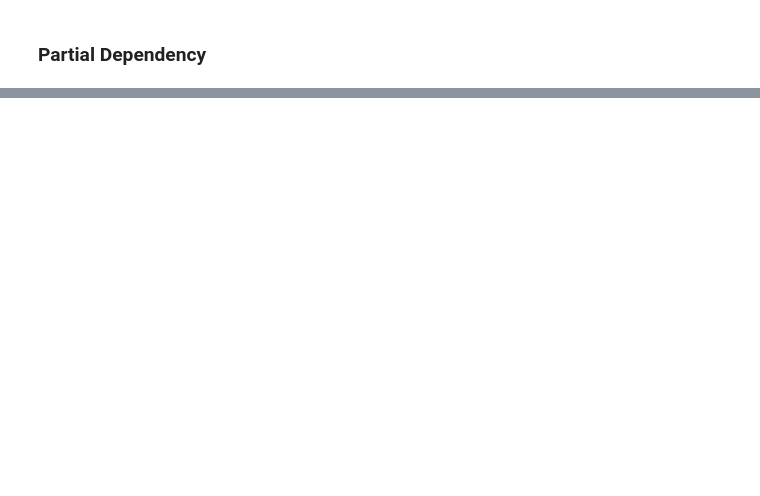
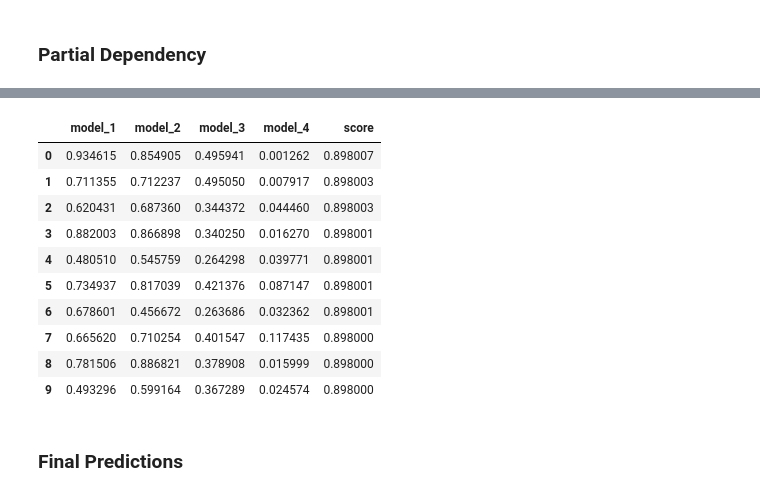
Before and after one commit to hardboyvino/kaggle_competition, a Jupyter notebook: playground_4.1/lgbm.ipynb, the cells around one changed output, grey strips where cells are left out. Cells and saved outputs as stored; diff of their text form; code cells hidden in the pictures; blank space fills up the shorter version.

Commit message:
Hyperparameter tune and Ensemble

```diff
--- a/playground_4.1/lgbm.ipynb
+++ b/playground_4.1/lgbm.ipynb
@@ -507,0 +621,13 @@ Done with LGBMClassifier.
+# %%
+params_1 = {'n_estimators': 3414, 'max_depth': 40, 'num_leaves': 25, 'learning_rate': 0.0062645811308150124, 'reg_alpha': 8.873443530076086, 'reg_lambda': 5.885447781455638, 'subsample': 0.7884773833791413, 'colsample_bytree': 0.5089526054590882, 'random_state':5}
+params_2 = {'n_estimators': 3124, 'max_depth': 34, 'num_leaves': 102, 'learning_rate': 0.005412223162683512, 'reg_alpha': 3.507801184150934, 'reg_lambda': 8.456634587433385, 'subsample': 0.7681541520182114, 'colsample_bytree': 0.3465406359524291, 'random_state':5}
+params_3 = {'subsample': 0.487015585813217, 'reg_alpha': 0.534558240211952, 'num_leaves': 70, 'learning_rate': 0.11404268301840845, 'colsample_bytree': 0.5130103309743103, 'random_state':5}
+params_4 = {'subsample': 0.4583793258901043, 'reg_alpha': 6.898808410934859, 'num_leaves': 27, 'learning_rate': 0.16883582860379132, 'colsample_bytree': 0.48557488149384453, 'random_state':5}
+
+model1 = LGBMClassifier(n_jobs=-1, **params_1)
+model2 = LGBMClassifier(n_jobs=-1, **params_2)
+model3 = LGBMClassifier(n_jobs=-1, **params_3)
+model4 = LGBMClassifier(n_jobs=-1, **params_4)
+# %%
+# the input features to be used for final ensembling
+X_ensemble = df_to_ohe_transformed[lgbm_features]
@@ -507,0 +675,44 @@ Done with LGBMClassifier.
+# %%
+model1_weights, model2_weights, model3_weights, model4_weights, scores = [], [], [], [], []
+
+for i in tqdm(range(1000)):
+    weight_1 = np.random.random_sample(size=1)[0]
+    weight_2 = np.random.random_sample(size=1)[0]
+    weight_3 = np.random.random_sample(size=1)[0]
+    weight_4 = np.random.random_sample(size=1)[0]
+
+    model1_weights.append(weight_1)
+    model2_weights.append(weight_2)
+    model3_weights.append(weight_3)
+    model4_weights.append(weight_4)
+
+    scores_in = []
+
+    for j in range(10):
+        weighted_pred = weight_1 * model1_results[j] + weight_2 * model2_results[j] + weight_3 * model3_results[j] + weight_4 * model4_results[j]
+        scores_in.append(roc_auc_score(y_test_list[j], weighted_pred))
+
+    scores.append(np.mean(scores_in))
+# %%
+results_df = pd.DataFrame()
+results_df['model_1'] = model1_weights
+results_df['model_2'] = model2_weights
+results_df['model_3'] = model3_weights
+results_df['model_4'] = model4_weights
+results_df['score'] = scores
+results_df = results_df.sort_values(by='score', ascending=False).reset_index(drop=True)
+results_df.head(10)
+# %% [output]
+|  | model_1 | model_2 | model_3 | model_4 | score |
+| 0 | 0.934615 | 0.854905 | 0.495941 | 0.001262 | 0.898007 |
+| 1 | 0.711355 | 0.712237 | 0.495050 | 0.007917 | 0.898003 |
+| 2 | 0.620431 | 0.687360 | 0.344372 | 0.044460 | 0.898003 |
+| 3 | 0.882003 | 0.866898 | 0.340250 | 0.016270 | 0.898001 |
+| 4 | 0.480510 | 0.545759 | 0.264298 | 0.039771 | 0.898001 |
+| 5 | 0.734937 | 0.817039 | 0.421376 | 0.087147 | 0.898001 |
+| 6 | 0.678601 | 0.456672 | 0.263686 | 0.032362 | 0.898001 |
+| 7 | 0.665620 | 0.710254 | 0.401547 | 0.117435 | 0.898000 |
+| 8 | 0.781506 | 0.886821 | 0.378908 | 0.015999 | 0.898000 |
+| 9 | 0.493296 | 0.599164 | 0.367289 | 0.024574 | 0.898000 |
+# %% [markdown]
+### Final Predictions
```
Also changed, not shown: parts of 30 cells of this notebook.
